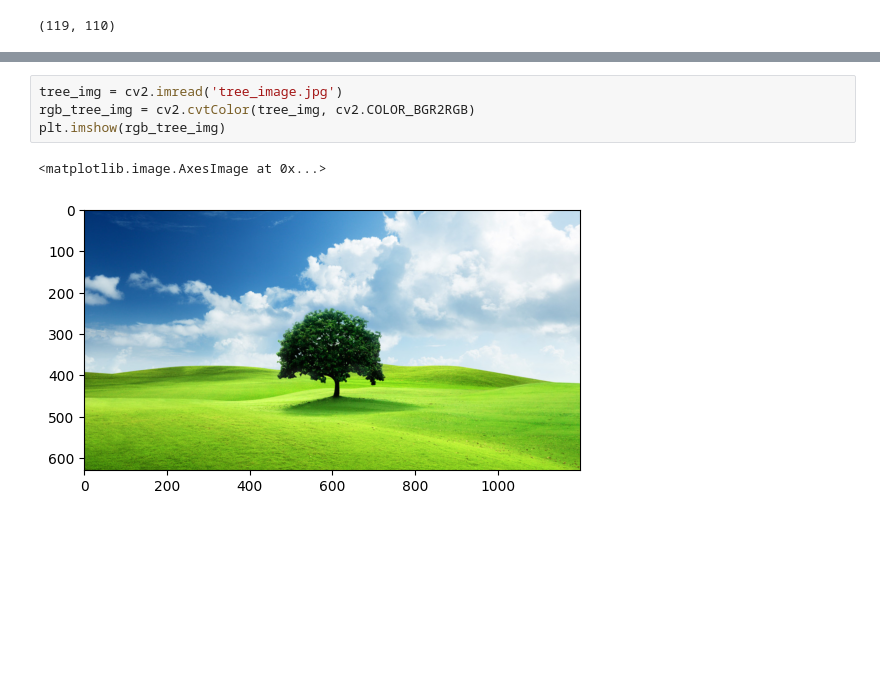
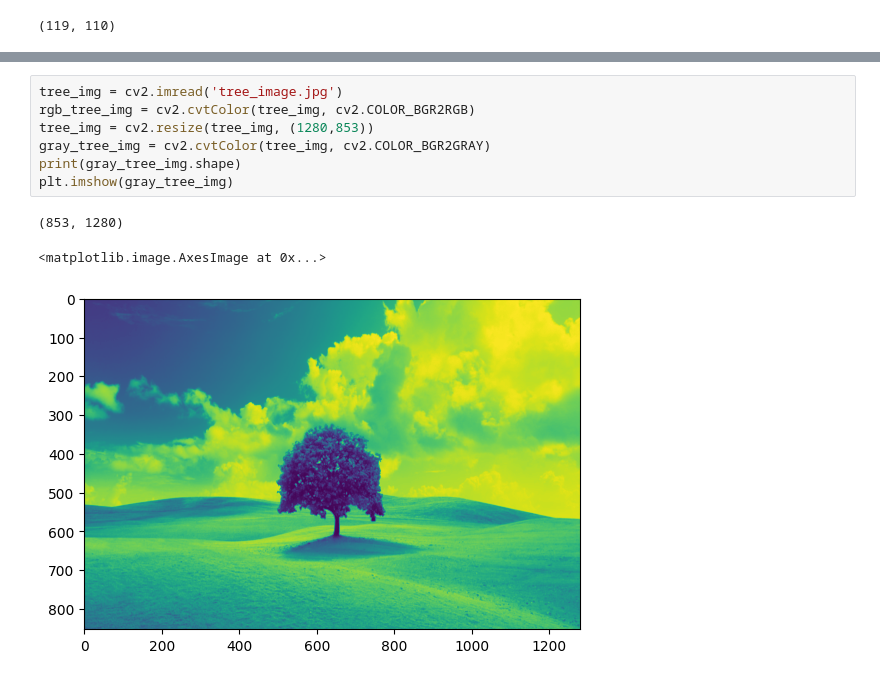
Before and after one commit to chris00234/image_blending_CV, a Jupyter notebook: main.ipynb, the cells around one changed output, grey strips where cells are left out. Saved outputs shown, nothing was run; the diff lists cells and outputs as text; blank space fills up the shorter version.

```diff
--- a/main.ipynb
+++ b/main.ipynb
@@ -76,7 +85,11 @@ plt.imshow(toy_problem(img), cmap = 'gray')
 # %%
 tree_img = cv2.imread('tree_image.jpg')
 rgb_tree_img = cv2.cvtColor(tree_img, cv2.COLOR_BGR2RGB)
-plt.imshow(rgb_tree_img)
+tree_img = cv2.resize(tree_img, (1280,853))
+gray_tree_img = cv2.cvtColor(tree_img, cv2.COLOR_BGR2GRAY)
+print(gray_tree_img.shape)
+plt.imshow(gray_tree_img)
 # %% [output]
-<matplotlib.image.AxesImage at 0x...>
+(853, 1280)
+<matplotlib.image.AxesImage at 0x...>
-[figure, old version]
+[figure, new version]
```
Also changed, not shown: parts of 12 cells of this notebook, 1 other file.
